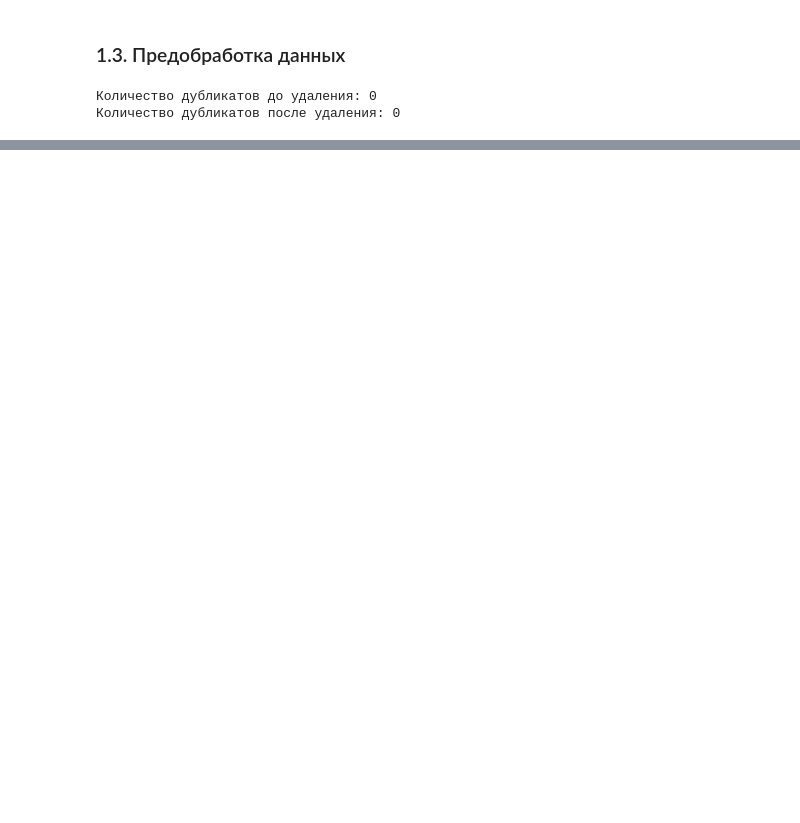
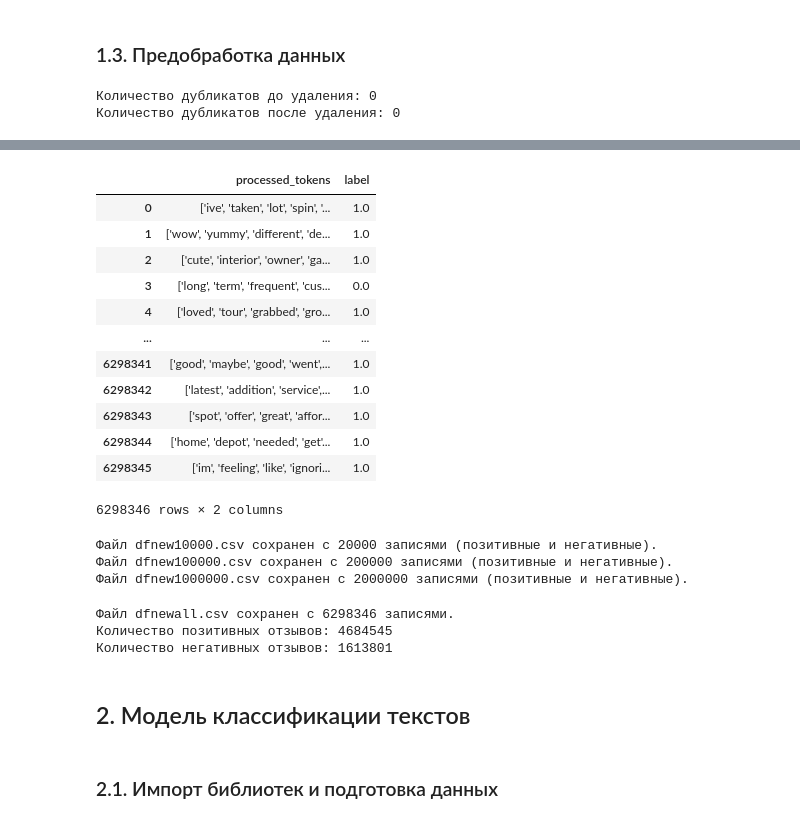
Before and after one commit to ipARTEM/RestaurantReviews, a Jupyter notebook: restaurant_reviews.ipynb, the cells around one changed output, grey strips where cells are left out. Saved outputs shown, nothing was run; the diff lists cells and outputs as text; code cells hidden in the pictures; blank space fills up the shorter version.

```diff
--- a/restaurant_reviews.ipynb
+++ b/restaurant_reviews.ipynb
@@ -220,0 +309,3 @@ df.to_csv('cleaned_reviews.csv', index=False)
+# %%
+# Загрузка предобработанных данных
+df01 = pd.read_csv('cleaned_reviews.csv')
@@ -220,0 +418,19 @@ df.to_csv('cleaned_reviews.csv', index=False)
+# %%
+# Оставляем только необходимые столбцы
+df01 = df01[['processed_tokens', 'label']]
+# %%
+df01
+# %% [output]
+|  | processed_tokens | label |
+| 0 | ['ive', 'taken', 'lot', 'spin', '... | 1.0 |
+| 1 | ['wow', 'yummy', 'different', 'de... | 1.0 |
+| 2 | ['cute', 'interior', 'owner', 'ga... | 1.0 |
+| 3 | ['long', 'term', 'frequent', 'cus... | 0.0 |
+| 4 | ['loved', 'tour', 'grabbed', 'gro... | 1.0 |
+| ... | ... | ... |
+| 6298341 | ['good', 'maybe', 'good', 'went',... | 1.0 |
+| 6298342 | ['latest', 'addition', 'service',... | 1.0 |
+| 6298343 | ['spot', 'offer', 'great', 'affor... | 1.0 |
+| 6298344 | ['home', 'depot', 'needed', 'get'... | 1.0 |
+| 6298345 | ['im', 'feeling', 'like', 'ignori... | 1.0 |
+6298346 rows × 2 columns
@@ -220,0 +450,25 @@ df.to_csv('cleaned_reviews.csv', index=False)
+# %%
+# Сохранение датасетов с определенным количеством записей
+save_datasets(positive_reviews, negative_reviews, 'dfnew10000.csv', 10000)
+save_datasets(positive_reviews, negative_reviews, 'dfnew100000.csv', 100000)
+save_datasets(positive_reviews, negative_reviews, 'dfnew1000000.csv', 1000000)
+# %% [output]
+Файл dfnew10000.csv сохранен с 20000 записями (позитивные и негативные).
+Файл dfnew100000.csv сохранен с 200000 записями (позитивные и негативные).
+Файл dfnew1000000.csv сохранен с 2000000 записями (позитивные и негативные).
+# %%
+# Сохранение всех записей
+df_all = pd.concat([positive_reviews, negative_reviews])
+df_all = shuffle(df_all)
+df_all.to_csv('dfnewall.csv', index=False)
+print(f"Файл dfnewall.csv сохранен с {len(df_all)} записями.")
+print(f"Количество позитивных отзывов: {len(positive_reviews)}")
+print(f"Количество негативных отзывов: {len(negative_reviews)}")
+# %% [output]
+Файл dfnewall.csv сохранен с 6298346 записями.
+Количество позитивных отзывов: 4684545
+Количество негативных отзывов: 1613801
+# %% [markdown]
+## 2. Модель классификации текстов
+# %% [markdown]
+### 2.1. Импорт библиотек и подготовка данных
```
Also changed, not shown: parts of 25 cells of this notebook, 1 other file.
